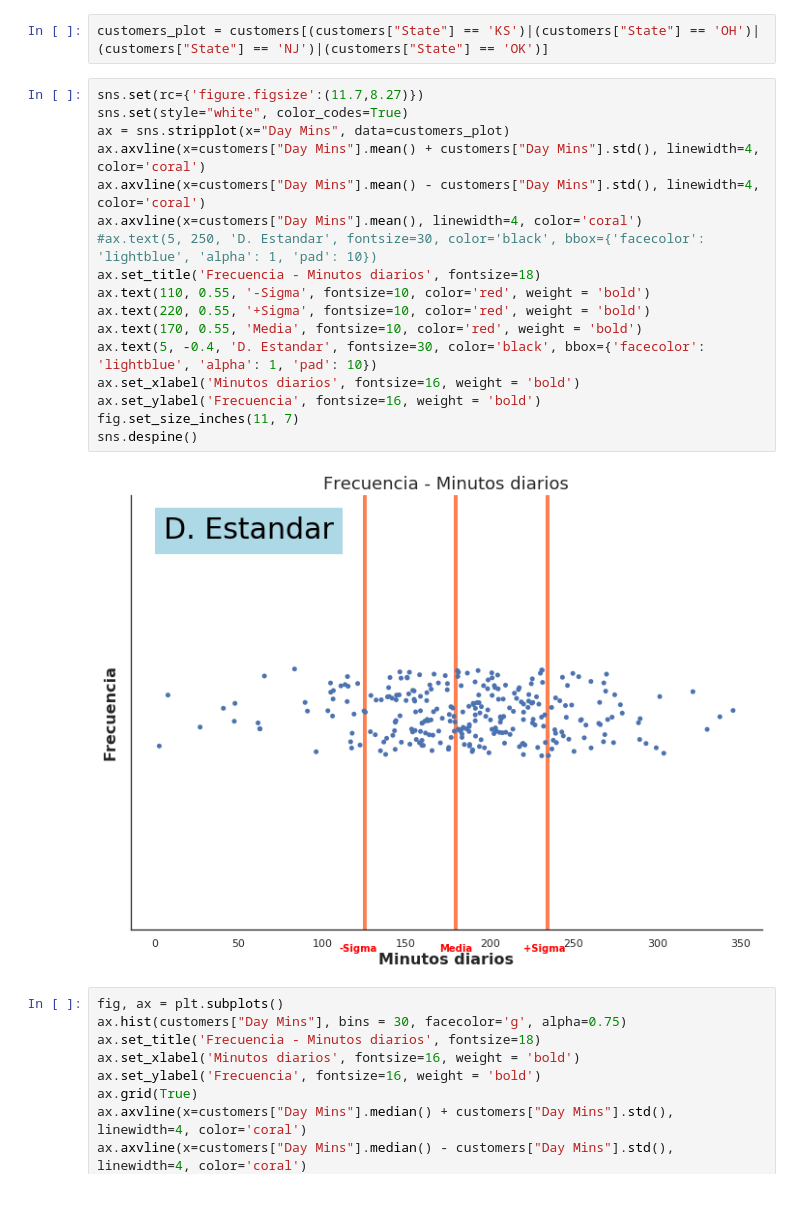
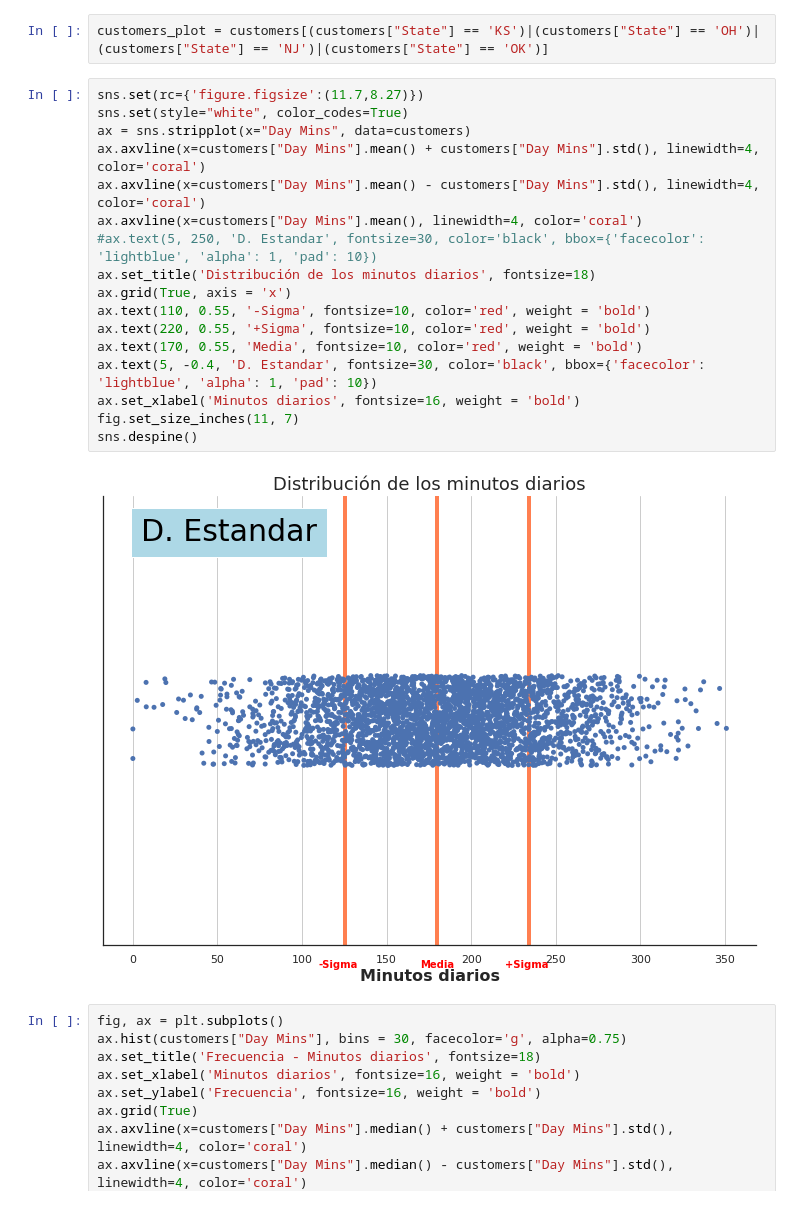
Before and after one commit to supervisaproject/Escuela-Analitica, a Jupyter notebook: Bloque 2/Sesion 4/Ejemplo_estadistica.ipynb, the cells around one changed output. Cells and saved outputs as stored; diff of their text form.

```diff
--- a/Bloque 2/Sesion 4/Ejemplo_estadistica.ipynb
+++ b/Bloque 2/Sesion 4/Ejemplo_estadistica.ipynb
@@ -223,22 +245,22 @@ customers_plot = customers[(customers["State"] == 'KS')|(customers["State"] == '
 # %%
 sns.set(rc={'figure.figsize':(11.7,8.27)})
 sns.set(style="white", color_codes=True)
-ax = sns.stripplot(x="Day Mins", data=customers_plot)
+ax = sns.stripplot(x="Day Mins", data=customers)
 ax.axvline(x=customers["Day Mins"].mean() + customers["Day Mins"].std(), linewidth=4, color='coral')
 ax.axvline(x=customers["Day Mins"].mean() - customers["Day Mins"].std(), linewidth=4, color='coral')
 ax.axvline(x=customers["Day Mins"].mean(), linewidth=4, color='coral')
 #ax.text(5, 250, 'D. Estandar', fontsize=30, color='black', bbox={'facecolor': 'lightblue', 'alpha': 1, 'pad': 10})
-ax.set_title('Frecuencia - Minutos diarios', fontsize=18)
+ax.set_title('Distribución de los minutos diarios', fontsize=18)
+ax.grid(True, axis = 'x')
 ax.text(110, 0.55, '-Sigma', fontsize=10, color='red', weight = 'bold')
 ax.text(220, 0.55, '+Sigma', fontsize=10, color='red', weight = 'bold')
 ax.text(170, 0.55, 'Media', fontsize=10, color='red', weight = 'bold')
 ax.text(5, -0.4, 'D. Estandar', fontsize=30, color='black', bbox={'facecolor': 'lightblue', 'alpha': 1, 'pad': 10})
 ax.set_xlabel('Minutos diarios', fontsize=16, weight = 'bold')
-ax.set_ylabel('Frecuencia', fontsize=16, weight = 'bold')
 fig.set_size_inches(11, 7)
 sns.despine()
 # %% [output]
-[figure, old version]
+[figure, new version]
 # %%
 fig, ax = plt.subplots()
 ax.hist(customers["Day Mins"], bins = 30, facecolor='g', alpha=0.75)
```
Also changed, not shown: parts of 7 cells of this notebook.
